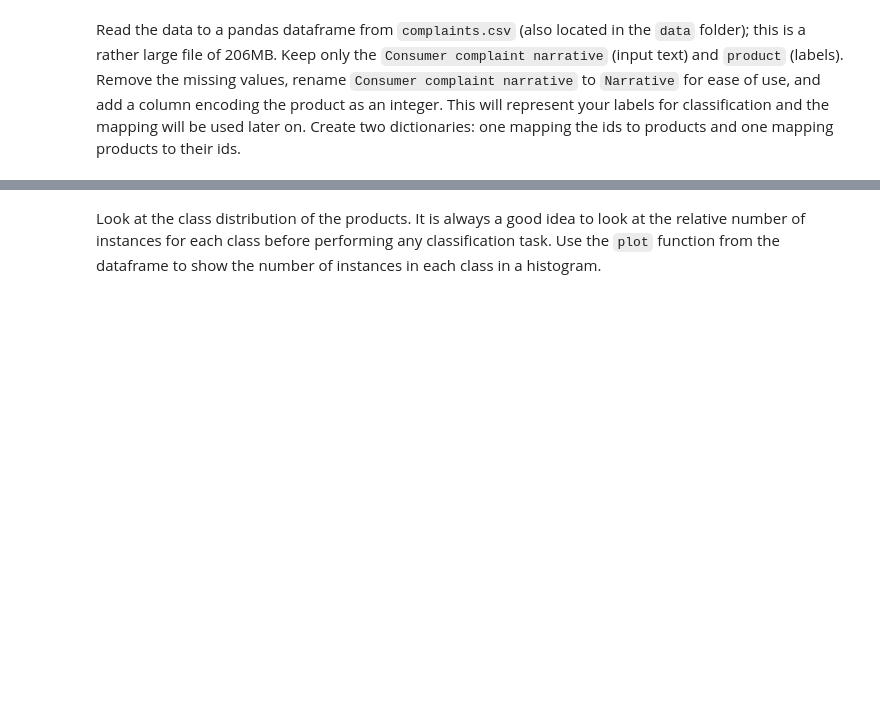
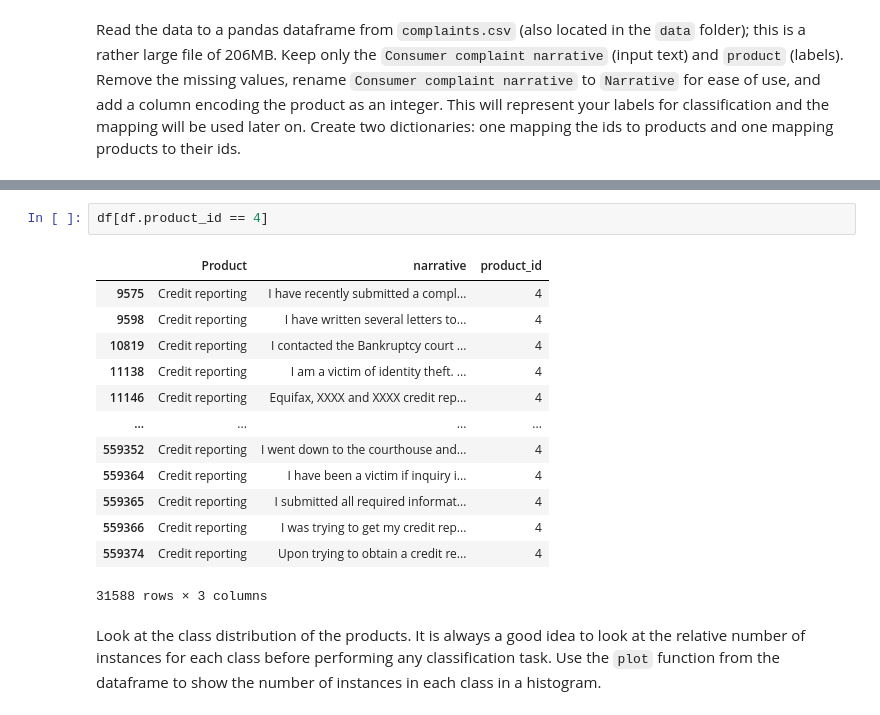
Before and after one commit to shreyanshu28/text-analysis, a Jupyter notebook: Assignment3/Yanxin_DSTA_assignment_3_students.ipynb, the cells around one changed output, grey strips where cells are left out. Saved outputs shown, nothing was run; the diff lists cells and outputs as text; blank space fills up the shorter version.

```diff
--- a/Assignment3/Yanxin_DSTA_assignment_3_students.ipynb
+++ b/Assignment3/Yanxin_DSTA_assignment_3_students.ipynb
@@ -507,3 +554,19 @@ df.head()
+# %%
+df[df.product_id == 4]
+# %% [output]
+|  | Product | narrative | product_id |
+| 9575 | Credit reporting | I have recently submitted a compl... | 4 |
+| 9598 | Credit reporting | I have written several letters to... | 4 |
+| 10819 | Credit reporting | I contacted the Bankruptcy court ... | 4 |
+| 11138 | Credit reporting | I am a victim of identity theft. ... | 4 |
+| 11146 | Credit reporting | Equifax, XXXX and XXXX credit rep... | 4 |
+| ... | ... | ... | ... |
+| 559352 | Credit reporting | I went down to the courthouse and... | 4 |
+| 559364 | Credit reporting | I have been a victim if inquiry i... | 4 |
+| 559365 | Credit reporting | I submitted all required informat... | 4 |
+| 559366 | Credit reporting | I was trying to get my credit rep... | 4 |
+| 559374 | Credit reporting | Upon trying to obtain a credit re... | 4 |
+31588 rows × 3 columns
 # %% [markdown]
 Look at the class distribution of the products. It is always a good idea to look at the relative number of instances for each class before performing any classification task. Use the `plot` function from the dataframe to show the number of instances in each class in a histogram.
 # %%
```
Also changed, not shown: parts of 61 cells of this notebook.
